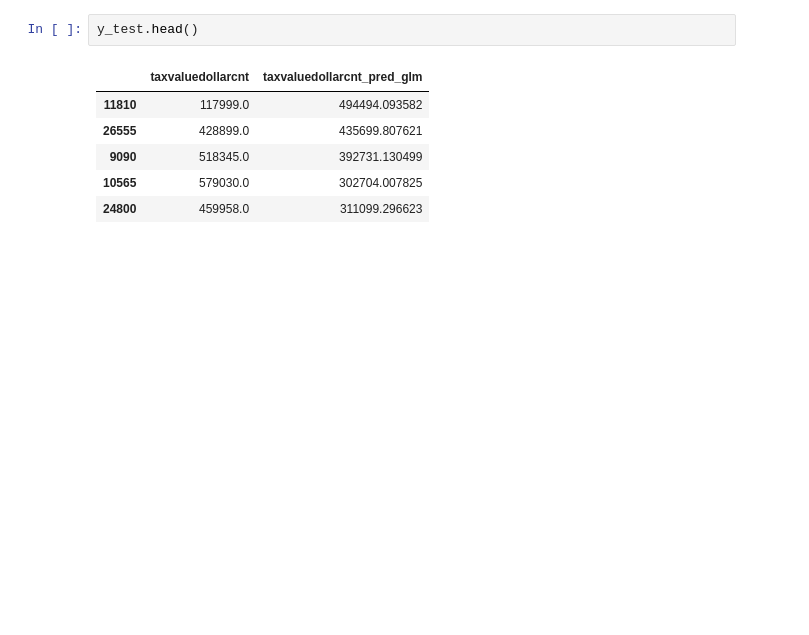
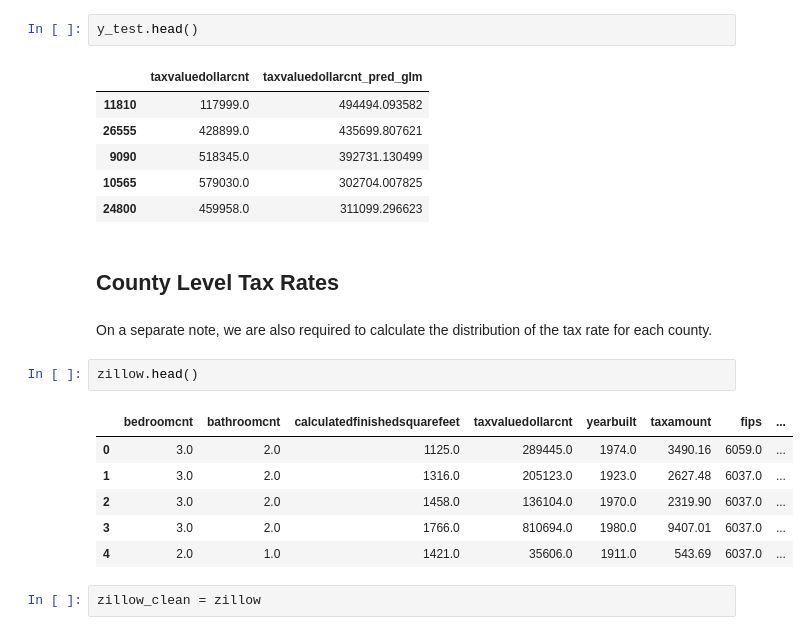
Before and after one commit to malachi-hale/Zillow-Project, a Jupyter notebook: Final Project.ipynb, the cells around one changed output. Drawn from its saved outputs; the diff is of its cells as text; blank space fills up the shorter version.

```diff
--- a/Final Project.ipynb
+++ b/Final Project.ipynb
@@ -781,3 +798,18 @@ y_test.head()
 | 9090 | 518345.0 | 392731.130499 |
 | 10565 | 579030.0 | 302704.007825 |
 | 24800 | 459958.0 | 311099.296623 |
+# %% [markdown]
+## County Level Tax Rates
+# %% [markdown]
+On a separate note, we are also required to calculate the distribution of the tax rate for each county.
+# %%
+zillow.head()
+# %% [output]
+|  | bedroomcnt | bathroomcnt | calculatedfinishedsquarefeet | taxvaluedollarcnt | yearbuilt | taxamount | fips | ... |
+| 0 | 3.0 | 2.0 | 1125.0 | 289445.0 | 1974.0 | 3490.16 | 6059.0 | ... |
+| 1 | 3.0 | 2.0 | 1316.0 | 205123.0 | 1923.0 | 2627.48 | 6037.0 | ... |
+| 2 | 3.0 | 2.0 | 1458.0 | 136104.0 | 1970.0 | 2319.90 | 6037.0 | ... |
+| 3 | 3.0 | 2.0 | 1766.0 | 810694.0 | 1980.0 | 9407.01 | 6037.0 | ... |
+| 4 | 2.0 | 1.0 | 1421.0 | 35606.0 | 1911.0 | 543.69 | 6037.0 | ... |
+# %%
+zillow_clean = zillow
```
Also changed, not shown: parts of 21 cells of this notebook, 1 other file.
